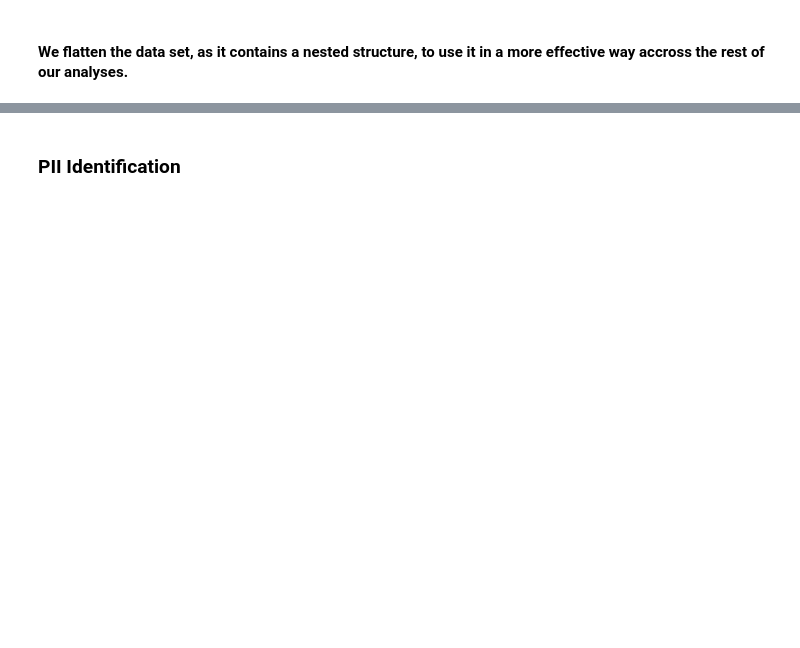
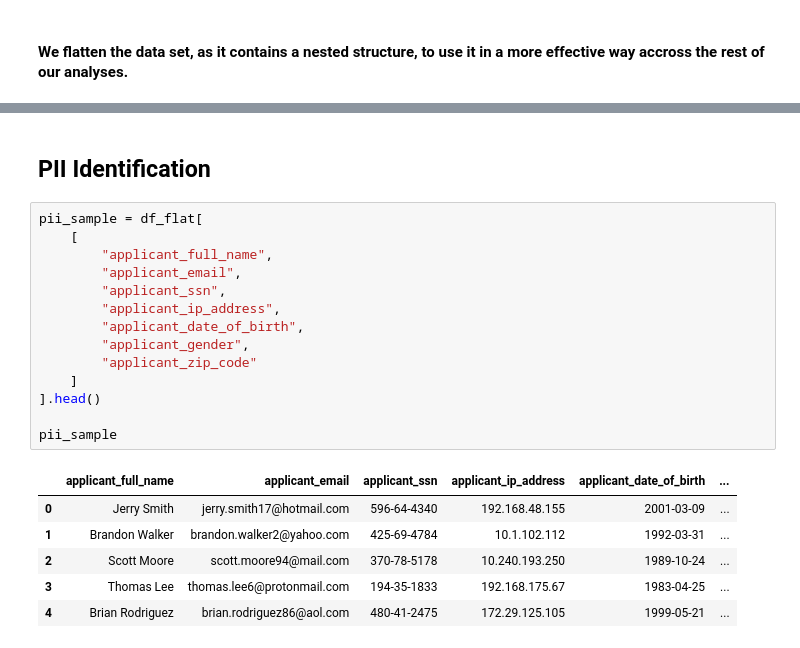
Before and after one commit to jmroque7/dego-project-team-14-TXB, a Jupyter notebook: Notebooks/03-privacy-demo.ipynb, the cells around one changed output, grey strips where cells are left out. Cells and saved outputs as stored; diff of their text form; blank space fills up the shorter version.

```diff
--- a/Notebooks/03-privacy-demo.ipynb
+++ b/Notebooks/03-privacy-demo.ipynb
@@ -66,2 +109,23 @@ df_flat.head()
 # %% [markdown]
-### PII Identification
+## PII Identification
+# %%
+pii_sample = df_flat[
+    [
+        "applicant_full_name",
+        "applicant_email",
+        "applicant_ssn",
+        "applicant_ip_address",
+        "applicant_date_of_birth",
+        "applicant_gender",
+        "applicant_zip_code"
+    ]
+].head()
+
+pii_sample
+# %% [output]
+|  | applicant_full_name | applicant_email | applicant_ssn | applicant_ip_address | applicant_date_of_birth | ... |
+| 0 | Jerry Smith | jerry.smith17@hotmail.com | 596-64-4340 | 192.168.48.155 | 2001-03-09 | ... |
+| 1 | Brandon Walker | brandon.walker2@yahoo.com | 425-69-4784 | 10.1.102.112 | 1992-03-31 | ... |
+| 2 | Scott Moore | scott.moore94@mail.com | 370-78-5178 | 10.240.193.250 | 1989-10-24 | ... |
+| 3 | Thomas Lee | thomas.lee6@protonmail.com | 194-35-1833 | 192.168.175.67 | 1983-04-25 | ... |
+| 4 | Brian Rodriguez | brian.rodriguez86@aol.com | 480-41-2475 | 172.29.125.105 | 1999-05-21 | ... |
```
Also changed, not shown: parts of 7 cells of this notebook.
